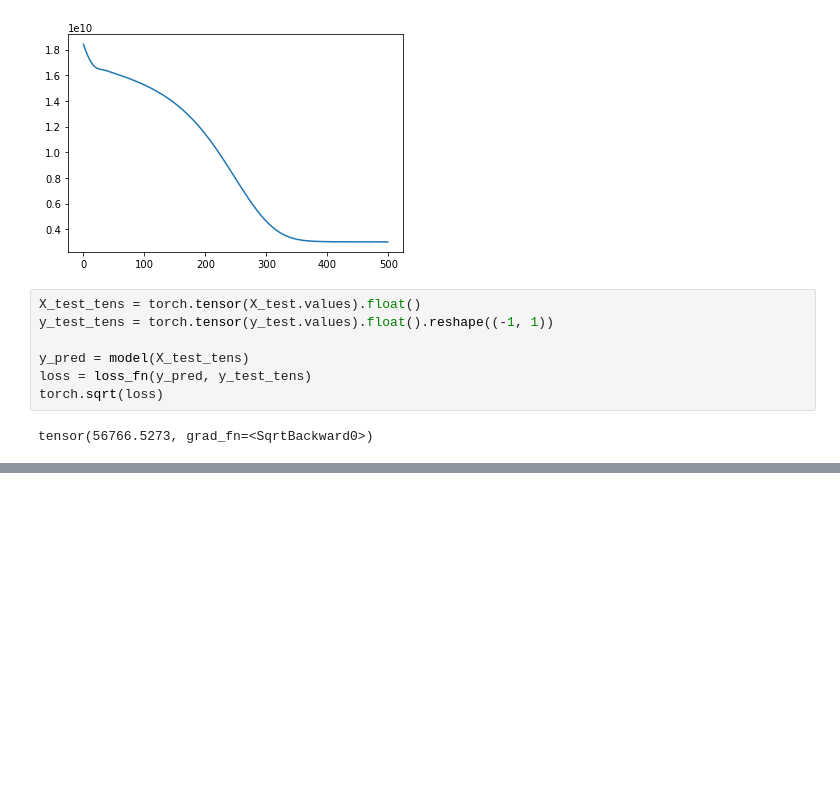
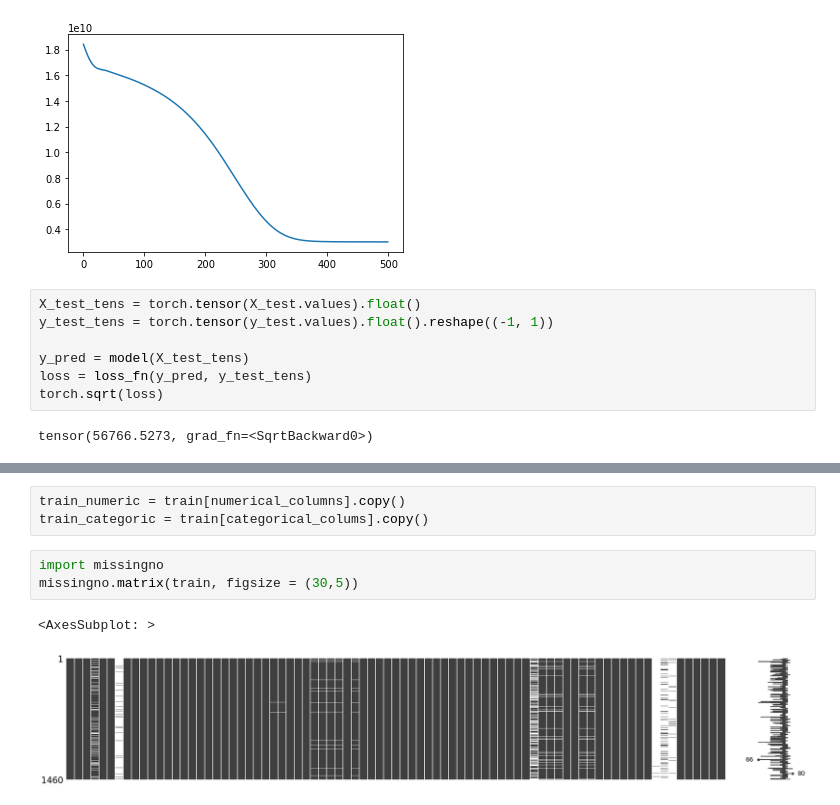
Before and after one commit to maeh98/gianniPastore, a Jupyter notebook: house.ipynb, the cells around one changed output, grey strips where cells are left out. Drawn from its saved outputs; the diff is of its cells as text; blank space fills up the shorter version.

```diff
--- a/house.ipynb
+++ b/house.ipynb
@@ -416,0 +487,9 @@ tensor(56766.5273, grad_fn=<SqrtBackward0>)
+# %%
+train_numeric = train[numerical_columns].copy()
+train_categoric = train[categorical_colums].copy()
+# %%
+import missingno
+missingno.matrix(train, figsize = (30,5))
+# %% [output]
+<AxesSubplot: >
+[figure, added]
```
Also changed, not shown: parts of 45 cells of this notebook, 1 other file.
